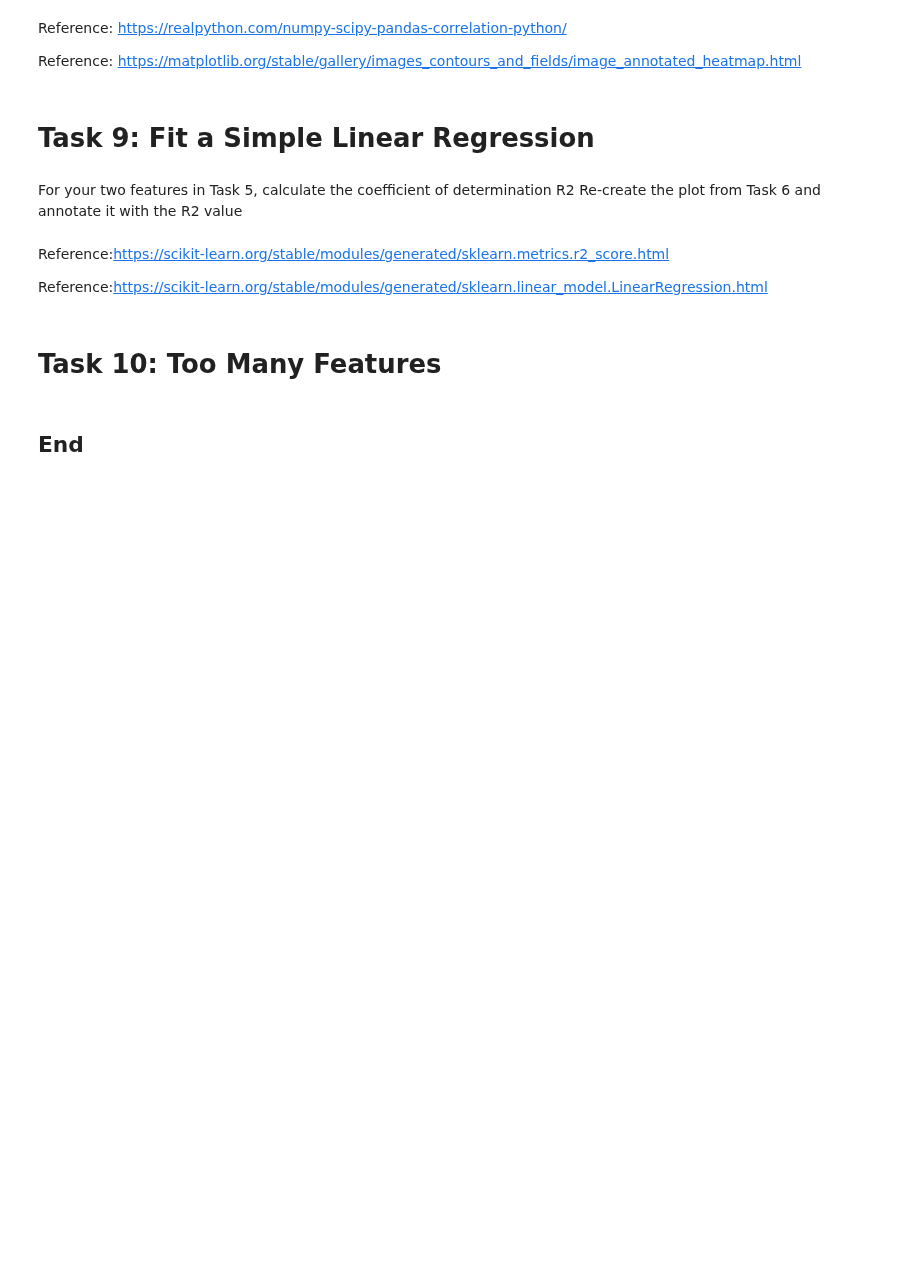
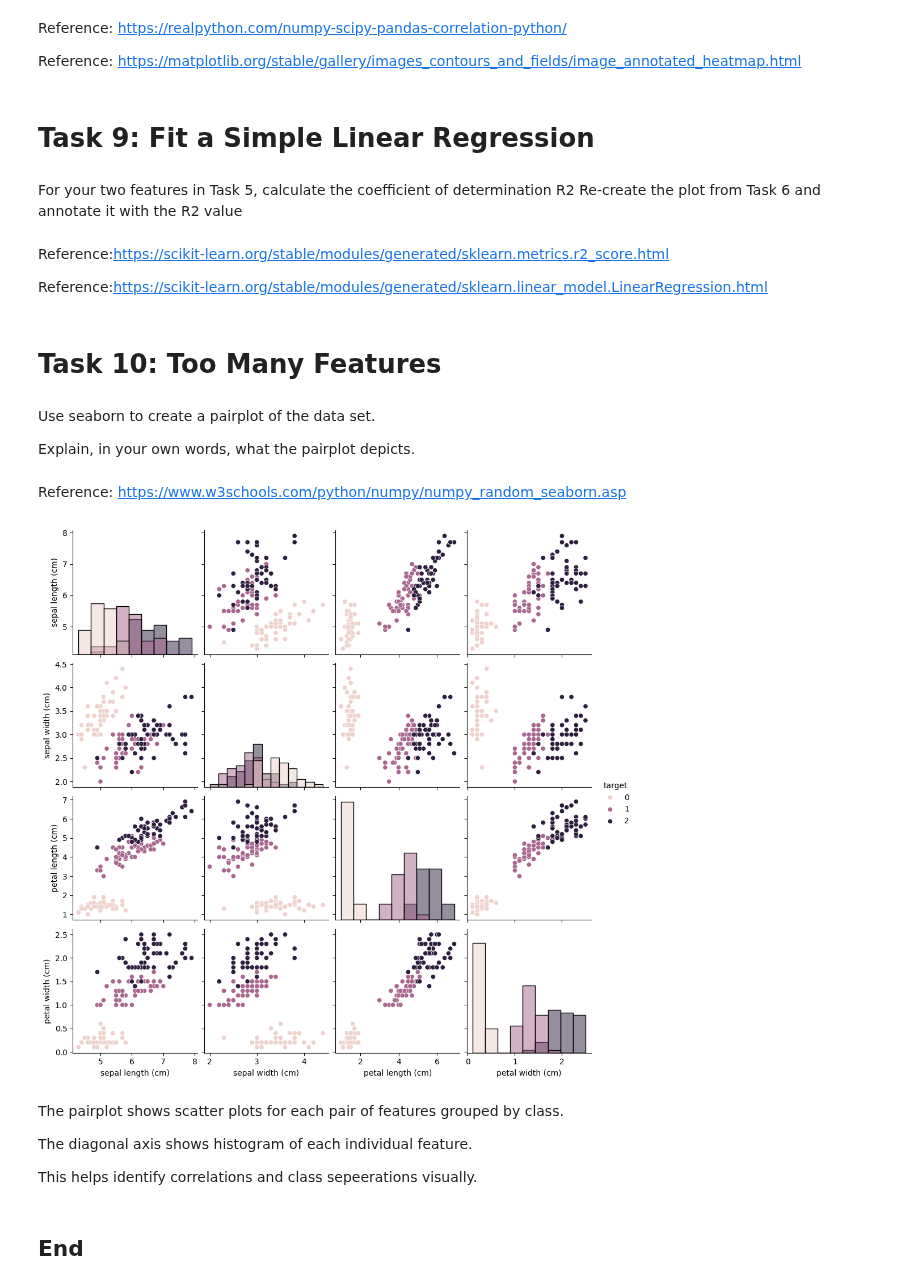
Before and after one commit to MichalGondek/principles_of_data_analytics, a Jupyter notebook: tasks.ipynb, the cells around one changed output. Saved outputs shown, nothing was run; the diff lists cells and outputs as text; code cells hidden in the pictures; blank space fills up the shorter version.

```diff
--- a/tasks.ipynb
+++ b/tasks.ipynb
@@ -264,5 +268,22 @@ plt.savefig('linear_regression.png')
 plt.close()
 # %% [markdown]
 # Task 10: Too Many Features
+# %% [markdown]
+Use seaborn to create a pairplot of the data set.
+
+Explain, in your own words, what the pairplot depicts.
+# %% [markdown]
+Reference: https://www.w3schools.com/python/numpy/numpy_random_seaborn.asp
+# %%
+sns.pairplot(df, hue='target', diag_kind='hist')
+plt.savefig('pairplot.png')
+# %% [output]
+[figure, added]
+# %% [markdown]
+The pairplot shows scatter plots for each pair of features grouped by class.
+
+The diagonal axis shows histogram of each individual feature.
+
+This helps identify correlations and class sepeerations visually.
 # %% [markdown]
 ## End
```
Also changed, not shown: parts of 2 cells of this notebook, 1 other file.
